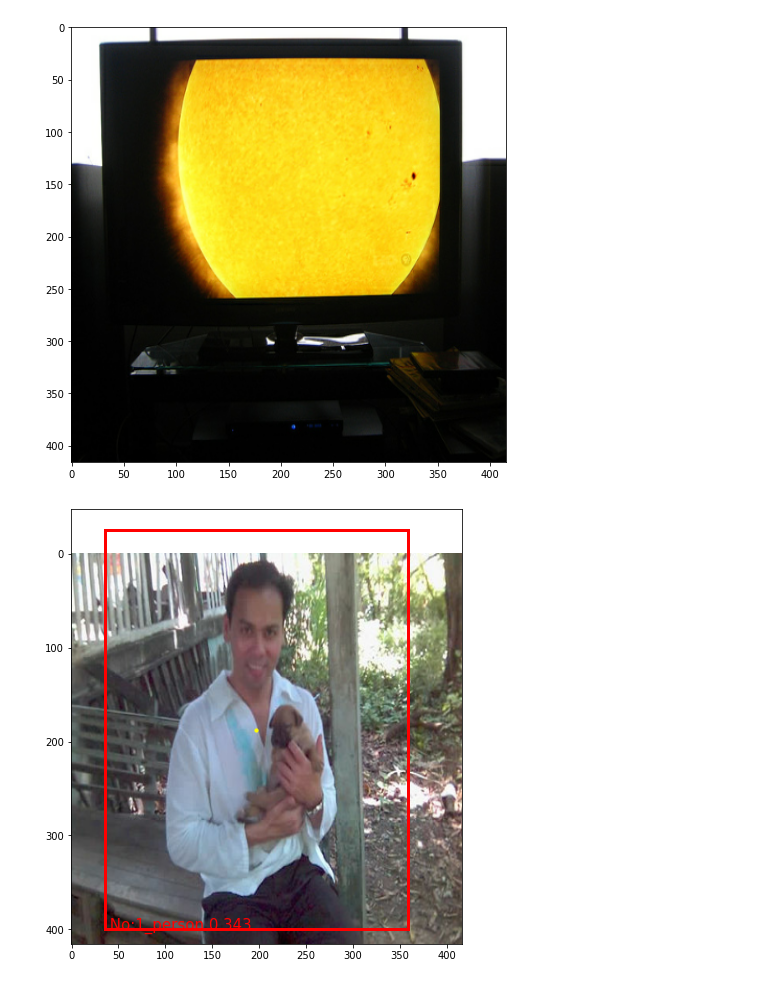
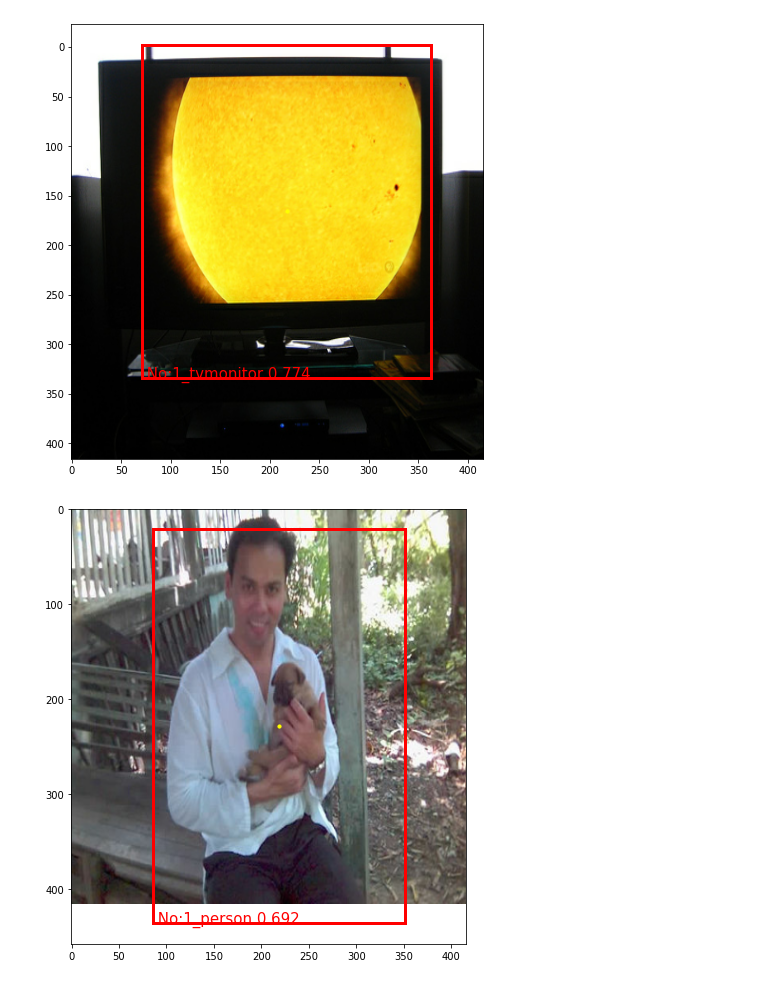
Before and after one commit to 00why00/YOLOv2-tensorflow, a Jupyter notebook: yolo-v2-predict.ipynb, the cells around one changed output. Drawn from its saved outputs; the diff is of its cells as text; code cells hidden in the pictures.

```diff
--- a/yolo-v2-predict.ipynb
+++ b/yolo-v2-predict.ipynb
@@ -344,7 +344,7 @@ def yolo(config):
     yolo_model = tf.keras.models.Model(inputs=input_image, outputs=output)
     return yolo_model
 # %%
-weight_path = 'weight/training_1_epoch96_30.880985.h5'
+weight_path = 'weight/training_1_epoch28_966.21136.h5'
 cfg = Config()
 model = yolo(cfg)
 data_dir = 'VOCdevkit'
@@ -420,34 +420,36 @@ def display_img(input_img, model, score_threshold, iou_threshold, config):
 
     box_classes = K.argmax(box_scores, axis=-1) # 最好的分数的 index
     box_class_scores = K.max(box_scores, axis=-1) # 最好的分数
     prediction_mask = box_class_scores >= score_threshold
     boxes = tf.boolean_mask(boxes, prediction_mask)
     scores = tf.boolean_mask(box_class_scores, prediction_mask)
     classes = tf.boolean_mask(box_classes, prediction_mask)
 
     # NMS（非极大值抑制）
     selected_idx = tf.image.non_max_suppression(boxes, scores, 50, iou_threshold=iou_threshold)
     boxes = K.gather(boxes, selected_idx)  # [n, 4]
     scores = K.gather(scores, selected_idx)  # [n,]
     classes = K.gather(classes, selected_idx)  # [n,]
     _boxes = K.stack((0.5*(boxes[:,0] + boxes[:,2]),
                       0.5*(boxes[:,1] + boxes[:,3]),
                       boxes[:,2] - boxes[:,0],
                       boxes[:,3] - boxes[:,1]),
                       axis=-1) # x1, y1, x2, y2 ==> cx, cy, w, h
 
     plot_img(input_img, _boxes, classes, scores, config)
     return _boxes
 
 for bs_idx, (x,y) in enumerate(dataset_val):
     x, detector_mask, y_true_anchor_boxes, y_true_class_hot, y_true_boxes_all = transform(x, y, cfg)
-    score_threshold = 0.2
-    iou_threshold = 0.45
+
+    # 阈值的设定不能泛化，而且还识别错一个
+    score_threshold = 0.21
+    iou_threshold = 0.05
 
     display_img(x[0], model, score_threshold, iou_threshold, cfg)
     if (bs_idx + 1) == 10:
         break
     plt.show()
 # %% [output]
-[figure, old version]
+[figure, new version]
-[figure, old version]
+[figure, new version]
```
Also changed, not shown: parts of 1 cell of this notebook, 1 other file.
